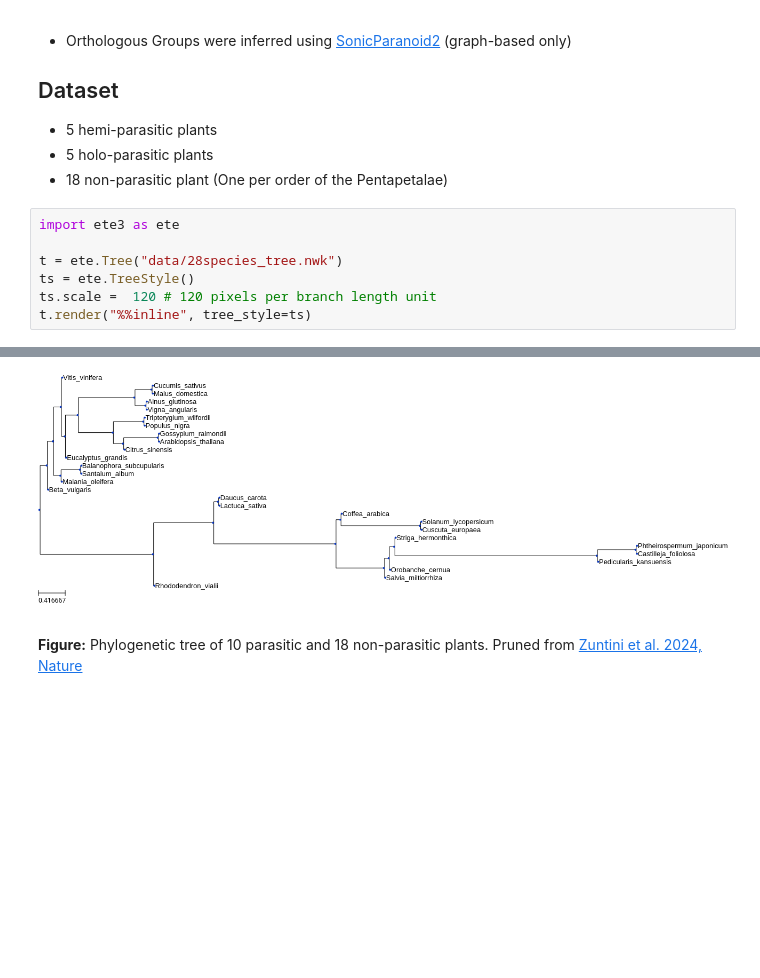
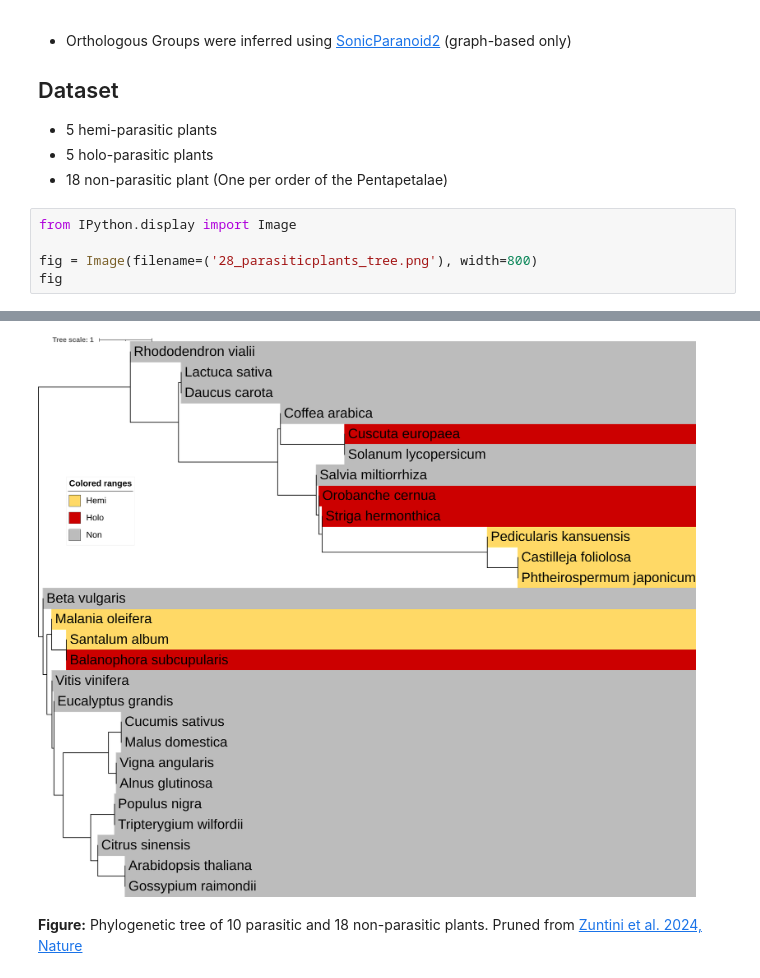
Before and after one commit to felixlangschied/parasitic_loss_dashboard, a Jupyter notebook: loss_dashboard.ipynb, the cells around one changed output, grey strips where cells are left out. Saved outputs shown, nothing was run; the diff lists cells and outputs as text; blank space fills up the shorter version.

Commit message:
ete to static image

```diff
--- a/loss_dashboard.ipynb
+++ b/loss_dashboard.ipynb
@@ -11,10 +11,8 @@
 * 5 holo-parasitic plants
 * 18 non-parasitic plant (One per order of the Pentapetalae)
 # %%
-import ete3 as ete
+from IPython.display import Image
 
-t = ete.Tree("data/28species_tree.nwk")
-ts = ete.TreeStyle()
-ts.scale =  120 # 120 pixels per branch length unit
-t.render("%%inline", tree_style=ts)
+fig = Image(filename=('28_parasiticplants_tree.png'), width=800)
+fig
 # %% [output]
@@ -22,4 +19,4 @@ Warning: Ignoring XDG_SESSION_TYPE=wayland on Gnome. Use QT_QPA_PLATFORM=wayland
-[figure, old version]
+[figure, new version]
 # %% [markdown]
 **Figure:** Phylogenetic tree of 10 parasitic and 18 non-parasitic plants. Pruned from [Zuntini et al. 2024, Nature](https://www.nature.com/articles/s41586-024-07324-0)
 # %% [markdown]
```
Also changed, not shown: parts of 1 cell of this notebook, 3 other files.
